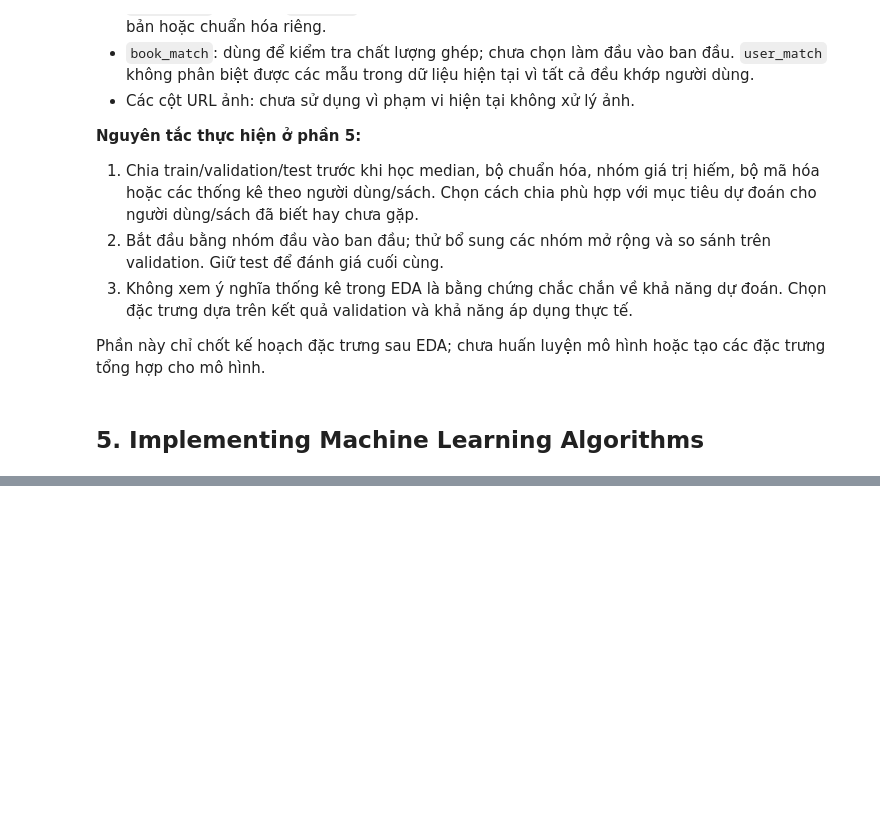
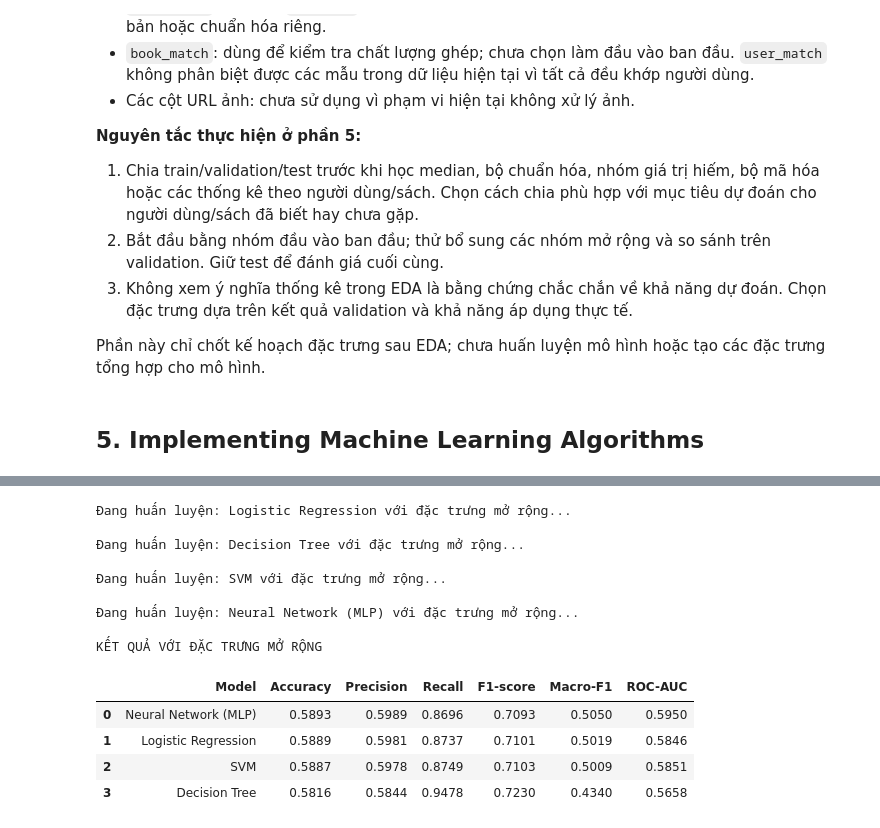
Before and after one commit to Bluenip/Data_analyst_python_midterm_project, a Jupyter notebook: mid_term_code copy.ipynb, the cells around one changed output, grey strips where cells are left out. Saved outputs shown, nothing was run; the diff lists cells and outputs as text; code cells hidden in the pictures; blank space fills up the shorter version.

```diff
--- a/mid_term_code copy.ipynb
+++ b/mid_term_code copy.ipynb
@@ -836,0 +951,13 @@ Phần này chỉ chốt kế hoạch đặc trưng sau EDA; chưa huấn luyệ
+# %%
+# THIẾT LẬP TIỀN XỬ LÝ DỮ LIỆU
+from sklearn.pipeline import Pipeline
+from sklearn.impute import SimpleImputer
+from sklearn.preprocessing import StandardScaler
+# Điền giá trị thiếu bằng median và chuẩn hóa các đặc trưng số.
+# Khi đặt trong Pipeline, các tham số chỉ được học từ tập train.
+numeric_preprocessor = Pipeline(steps=[
+    # Điền Age và Year-Of-Publication còn thiếu bằng median của train.
+    ("imputer", SimpleImputer(strategy="median")),
+    # Đưa các đặc trưng về thang đo tương đương, hữu ích cho LR, SVM và MLP.
+    ("scaler", StandardScaler())])
+print("Đã thiết lập quy trình tiền xử lý.")
@@ -836,0 +1208,62 @@ Phần này chỉ chốt kế hoạch đặc trưng sau EDA; chưa huấn luyệ
+# %%
+# ĐÁNH GIÁ MÔ HÌNH VỚI ĐẶC TRƯNG MỞ RỘNG
+from sklearn.base import clone
+from sklearn.pipeline import Pipeline
+from sklearn.metrics import (accuracy_score,precision_score,recall_score,f1_score,roc_auc_score)
+# Danh sách lưu kết quả của các mô hình mở rộng.
+extended_results = []
+# Lưu các pipeline đã huấn luyện.
+extended_trained_models = {}
+# Lặp qua bốn thuật toán đã xác định ở phần 5.3.
+for model_name, model in models.items():
+    print(f"\nĐang huấn luyện: {model_name} với đặc trưng mở rộng...")
+    # Tạo pipeline tiền xử lý và mô hình.
+    pipeline = Pipeline(steps=[
+        ("preprocessor", clone(extended_preprocessor)),
+        ("model", clone(model))])
+    # Huấn luyện chỉ bằng tập train.
+    pipeline.fit(X_train_extended, y_train)
+    # Dự đoán trên validation.
+    y_pred = pipeline.predict(X_val_extended)
+    # Lấy điểm dự đoán để tính ROC-AUC.
+    if hasattr(pipeline, "predict_proba"):y_score = pipeline.predict_proba(X_val_extended)[:, 1]
+    else:y_score = pipeline.decision_function(X_val_extended)
+    # Tính các chỉ số đánh giá.
+    extended_results.append({
+        "Model": model_name,
+        "Accuracy": accuracy_score(y_val, y_pred),
+        "Precision": precision_score(
+            y_val, y_pred, zero_division=0),
+        "Recall": recall_score(
+            y_val, y_pred, zero_division=0),
+        "F1-score": f1_score(
+            y_val, y_pred, zero_division=0),
+        "Macro-F1": f1_score(
+            y_val, y_pred, average="macro", zero_division=0),
+        "ROC-AUC": roc_auc_score(y_val, y_score)})
+    # Lưu pipeline đã huấn luyện.
+    extended_trained_models[model_name] = pipeline
+# Chuyển kết quả thành bảng.
+extended_results_df = pd.DataFrame(extended_results)
+# Sắp xếp theo Macro-F1 để ưu tiên đánh giá cân bằng hai lớp.
+extended_results_df = extended_results_df.sort_values(
+    by="Macro-F1",
+    ascending=False
+).reset_index(drop=True)
+print("\nKẾT QUẢ VỚI ĐẶC TRƯNG MỞ RỘNG")
+display(extended_results_df.round(4))
+# %% [output]
+Đang huấn luyện: Logistic Regression với đặc trưng mở rộng...
+
+Đang huấn luyện: Decision Tree với đặc trưng mở rộng...
+
+Đang huấn luyện: SVM với đặc trưng mở rộng...
+
+Đang huấn luyện: Neural Network (MLP) với đặc trưng mở rộng...
+
+KẾT QUẢ VỚI ĐẶC TRƯNG MỞ RỘNG
+|  | Model | Accuracy | Precision | Recall | F1-score | Macro-F1 | ROC-AUC |
+| 0 | Neural Network (MLP) | 0.5893 | 0.5989 | 0.8696 | 0.7093 | 0.5050 | 0.5950 |
+| 1 | Logistic Regression | 0.5889 | 0.5981 | 0.8737 | 0.7101 | 0.5019 | 0.5846 |
+| 2 | SVM | 0.5887 | 0.5978 | 0.8749 | 0.7103 | 0.5009 | 0.5851 |
+| 3 | Decision Tree | 0.5816 | 0.5844 | 0.9478 | 0.7230 | 0.4340 | 0.5658 |
```
Also changed, not shown: parts of 22 cells of this notebook.
